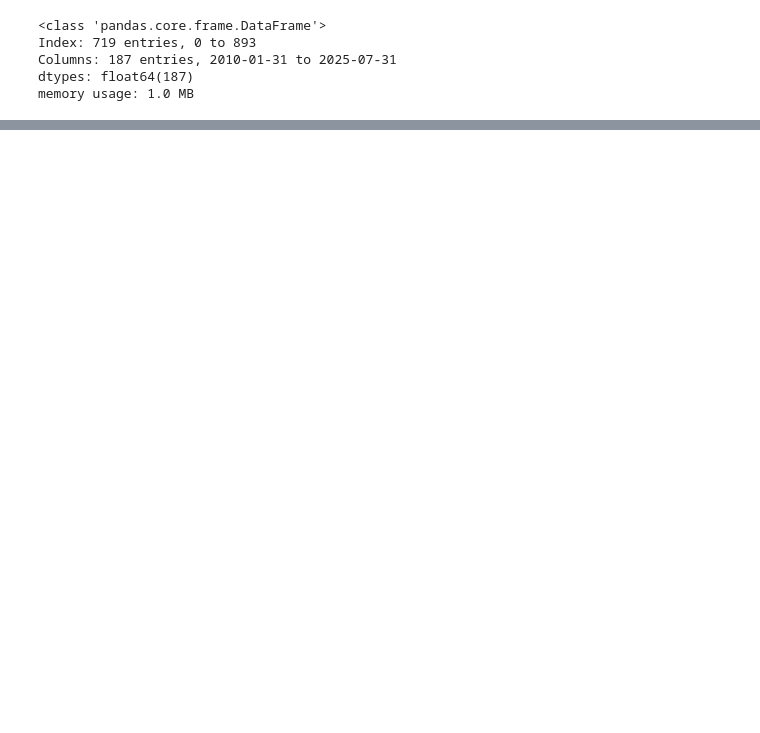
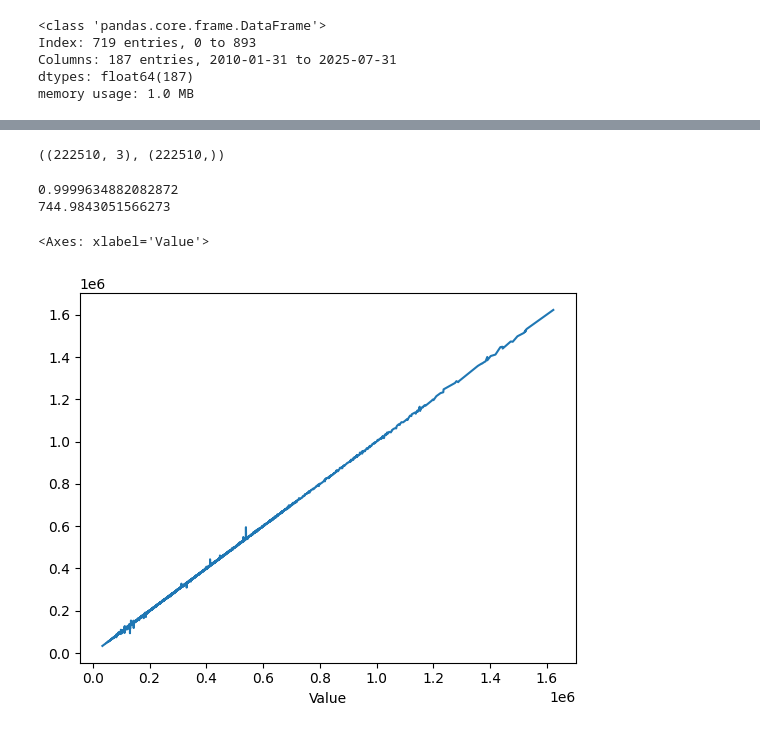
Before and after one commit to manivardhan-k/Rental-Price-Estimator, a Jupyter notebook: data_zillow.ipynb, the cells around one changed output, grey strips where cells are left out. Cells and saved outputs as stored; diff of their text form; code cells hidden in the pictures; blank space fills up the shorter version.

Commit message:
Transformed the data and tested two prediction models (LR and Prophet)

```diff
--- a/data_zillow.ipynb
+++ b/data_zillow.ipynb
@@ -44,0 +86,36 @@ memory usage: 1.0 MB
+# %%
+# Sort by region and date
+df_long = df_long.sort_values(["RegionName", "Date"])
+
+# Create lag features, e.g., previous month value
+df_long["Value_lag1"] = df_long.groupby("RegionName")["Value"].shift(1)
+df_long["Value_lag2"] = df_long.groupby("RegionName")["Value"].shift(2)
+df_long["Value_lag3"] = df_long.groupby("RegionName")["Value"].shift(3)
+
+# Drop rows with NaN (first 3 months per region)
+df_long = df_long.dropna()
+# %%
+X = df_long[["Value_lag1", "Value_lag2", "Value_lag3"]]
+Y = df_long["Value"]
+# %%
+Input=[('scale',StandardScaler()), ('model',LinearRegression())]
+pipe=Pipeline(Input)
+# %%
+X.shape, Y.shape
+# %% [output]
+((222510, 3), (222510,))
+# %%
+X_train, X_test, Y_train, Y_test = train_test_split(X, Y, test_size=0.2, random_state=33)
+pipe.fit(X_train, Y_train)
+Y_hat = pipe.predict(X_test)
+# %%
+print(r2_score(Y_test, Y_hat))
+print(root_mean_squared_error(Y_test, Y_hat))
+# %% [output]
+0.9999634882082872
+744.9843051566273
+# %%
+sns.lineplot(x=Y_test, y=Y_hat)
+# %% [output]
+<Axes: xlabel='Value'>
+[figure, added]
```
Also changed, not shown: parts of 9 cells of this notebook.
